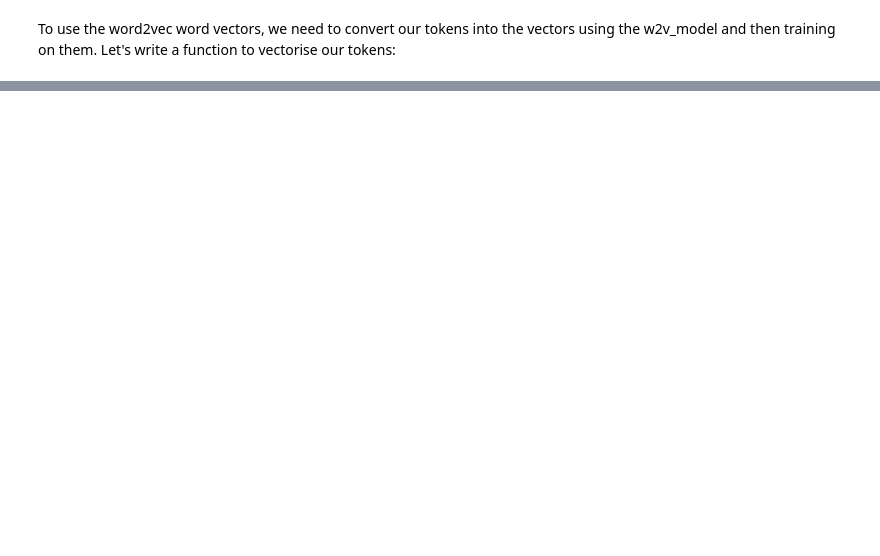
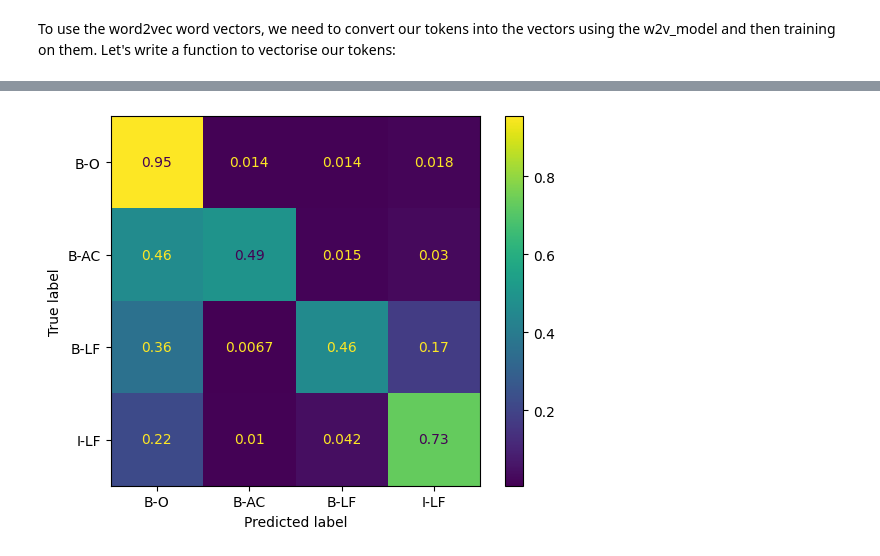
Before and after one commit to OliverKrieger/COM3029---NLP, a Jupyter notebook: cw/report/report_notebook.ipynb, the cells around one changed output, grey strips where cells are left out. Drawn from its saved outputs; the diff is of its cells as text; code cells hidden in the pictures; blank space fills up the shorter version.

Commit message:
word to vec trained model

```diff
--- a/cw/report/report_notebook.ipynb
+++ b/cw/report/report_notebook.ipynb
@@ -948,0 +964,11 @@ print(w2v_model.wv.key_to_index)
+# %%
+# vector_size (int, optional) – Dimensionality of the word vectors.
+# window (int, optional) – Maximum distance between the current and predicted word within a sentence.
+# min_count (int, optional) – Ignores all words with total frequency lower than this.
+# sg ({0, 1}, optional) – Training algorithm: 1 for skip-gram; otherwise CBOW.
+w2v_model_CBOW:Word2Vec = Word2Vec(token_lib, min_count=1, vector_size=100, window=5)
+print(w2v_model_CBOW.wv.key_to_index)
+
+# w2v_model_SKIPGRAM:Word2Vec = Word2Vec(token_lib, min_count=1, vector_size=100, window=5, sg=1)
+# w2v_model_SKIPGRAM.build_vocab(token_lib)
+# print(w2v_model_SKIPGRAM.wv.key_to_index)
@@ -974,12 +1002,3 @@ def vectorise_tokens(data_collection:DataCollection, w2v_model:Word2Vec) -> list
         dict_list.append({"input_ids": inputs, "labels": labels})
 
     return dict_list
-# %%
-model_checkpoint = "distilbert-base-uncased"
-w2v_train_model = AutoModelForTokenClassification.from_pretrained(
-    model_checkpoint,
-    num_labels=len(train_collection.unique_ner_tags),
-    id2label=train_collection.ner_idx2label,
-    label2id=train_collection.ner_label2idx)
-
-w2v_trainer = get_trainer(w2v_train_model, get_training_args("exp_2/word2vec"), vectorise_tokens(train_collection, w2v_model), vectorise_tokens(test_collection, w2v_model))
@@ -997,0 +1045,13 @@ TrainOutput(global_step=134, training_loss=0.5757416113099055, metrics={'train_r
+# %%
+exp2_plots = []
+# %%
+exp2_plots.append(
+    run_train_and_test_exp_2(
+        train_collection,
+        test_collection,
+        validation_collection,
+        True,
+        50,
+        "exp_2/word2vec"
+    )
+)
@@ -997,0 +1076,4 @@ TrainOutput(global_step=134, training_loss=0.5757416113099055, metrics={'train_r
+# %%
+plot_unified_graphs(exp2_plots)
+# %% [output]
+[figure, added]
```
Also changed, not shown: parts of 31 cells of this notebook, 1 other file.
